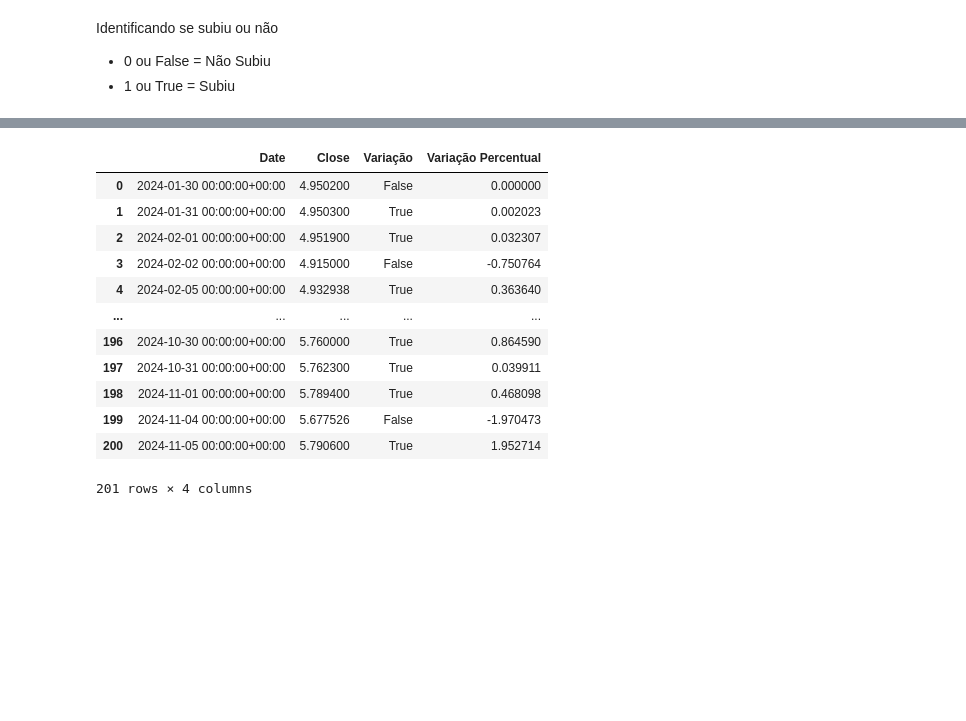
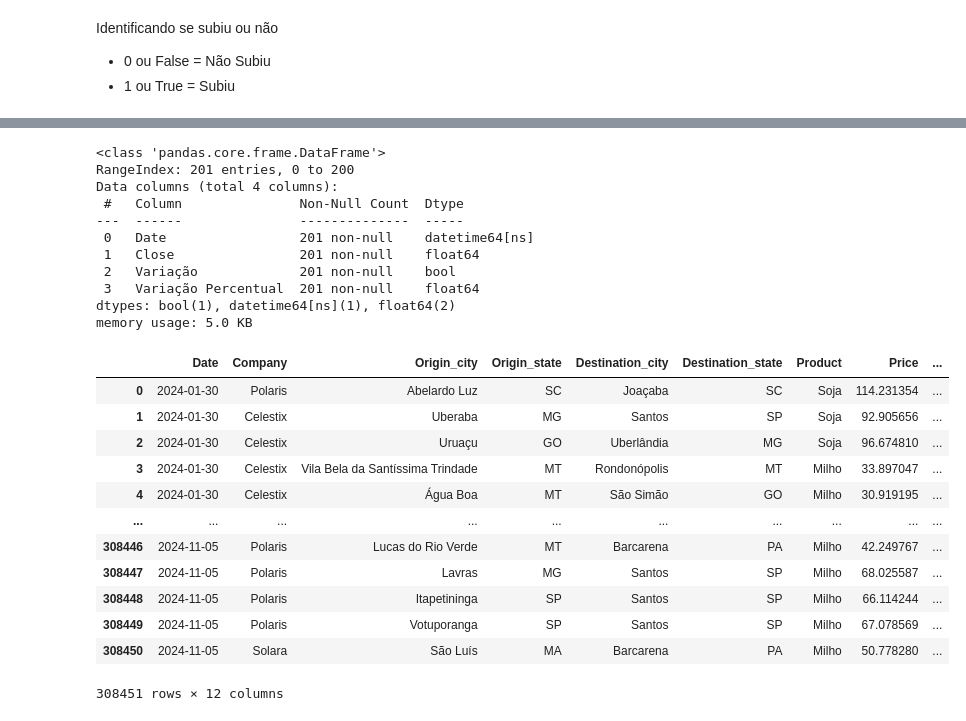
Before and after one commit to Miguelmdcc/Desafio_IA, a Jupyter notebook: Code/main.ipynb, the cells around one changed output, grey strips where cells are left out. Cells and saved outputs as stored; diff of their text form; code cells hidden in the pictures; blank space fills up the shorter version.

```diff
--- a/Code/main.ipynb
+++ b/Code/main.ipynb
@@ -115,19 +116,35 @@ dolar_hist
 201 rows × 3 columns
 # %%
+mercado_dropna = mercado_dropna.sort_values(by='Date', ascending=True)
 dolar_hist['Variação Percentual'] = ((dolar_hist['Close'] - dolar_hist['Close'].shift(1)) / dolar_hist['Close']) * 100
 dolar_hist = dolar_hist.fillna(0)
-dolar_hist
+dolar_hist.info()
 # %% [output]
-|  | Date | Close | Variação | Variação Percentual |
-| 0 | 2024-01-30 00:00:00+00:00 | 4.950200 | False | 0.000000 |
-| 1 | 2024-01-31 00:00:00+00:00 | 4.950300 | True | 0.002023 |
-| 2 | 2024-02-01 00:00:00+00:00 | 4.951900 | True | 0.032307 |
-| 3 | 2024-02-02 00:00:00+00:00 | 4.915000 | False | -0.750764 |
-| 4 | 2024-02-05 00:00:00+00:00 | 4.932938 | True | 0.363640 |
-| ... | ... | ... | ... | ... |
-| 196 | 2024-10-30 00:00:00+00:00 | 5.760000 | True | 0.864590 |
-| 197 | 2024-10-31 00:00:00+00:00 | 5.762300 | True | 0.039911 |
-| 198 | 2024-11-01 00:00:00+00:00 | 5.789400 | True | 0.468098 |
-| 199 | 2024-11-04 00:00:00+00:00 | 5.677526 | False | -1.970473 |
-| 200 | 2024-11-05 00:00:00+00:00 | 5.790600 | True | 1.952714 |
-201 rows × 4 columns
+<class 'pandas.core.frame.DataFrame'>
+RangeIndex: 201 entries, 0 to 200
+Data columns (total 4 columns):
+ #   Column               Non-Null Count  Dtype
+---  ------               --------------  -----
+ 0   Date                 201 non-null    datetime64[ns]
+ 1   Close                201 non-null    float64
+ 2   Variação             201 non-null    bool
+ 3   Variação Percentual  201 non-null    float64
+dtypes: bool(1), datetime64[ns](1), float64(2)
+memory usage: 5.0 KB
+# %%
+mercado_dolar_dados = pd.merge(mercado_dropna, dolar_hist, on='Date', how='left')
+mercado_dolar_dados
+# %% [output]
+|  | Date | Company | Origin_city | Origin_state | Destination_city | Destination_state | Product | Price | ... |
+| 0 | 2024-01-30 | Polaris | Abelardo Luz | SC | Joaçaba | SC | Soja | 114.231354 | ... |
+| 1 | 2024-01-30 | Celestix | Uberaba | MG | Santos | SP | Soja | 92.905656 | ... |
+| 2 | 2024-01-30 | Celestix | Uruaçu | GO | Uberlândia | MG | Soja | 96.674810 | ... |
+| 3 | 2024-01-30 | Celestix | Vila Bela da Santíssima Trindade | MT | Rondonópolis | MT | Milho | 33.897047 | ... |
+| 4 | 2024-01-30 | Celestix | Água Boa | MT | São Simão | GO | Milho | 30.919195 | ... |
+| ... | ... | ... | ... | ... | ... | ... | ... | ... | ... |
+| 308446 | 2024-11-05 | Polaris | Lucas do Rio Verde | MT | Barcarena | PA | Milho | 42.249767 | ... |
+| 308447 | 2024-11-05 | Polaris | Lavras | MG | Santos | SP | Milho | 68.025587 | ... |
+| 308448 | 2024-11-05 | Polaris | Itapetininga | SP | Santos | SP | Milho | 66.114244 | ... |
+| 308449 | 2024-11-05 | Polaris | Votuporanga | SP | Santos | SP | Milho | 67.078569 | ... |
+| 308450 | 2024-11-05 | Solara | São Luís | MA | Barcarena | PA | Milho | 50.778280 | ... |
+308451 rows × 12 columns
```
Also changed, not shown: parts of 8 cells of this notebook.
